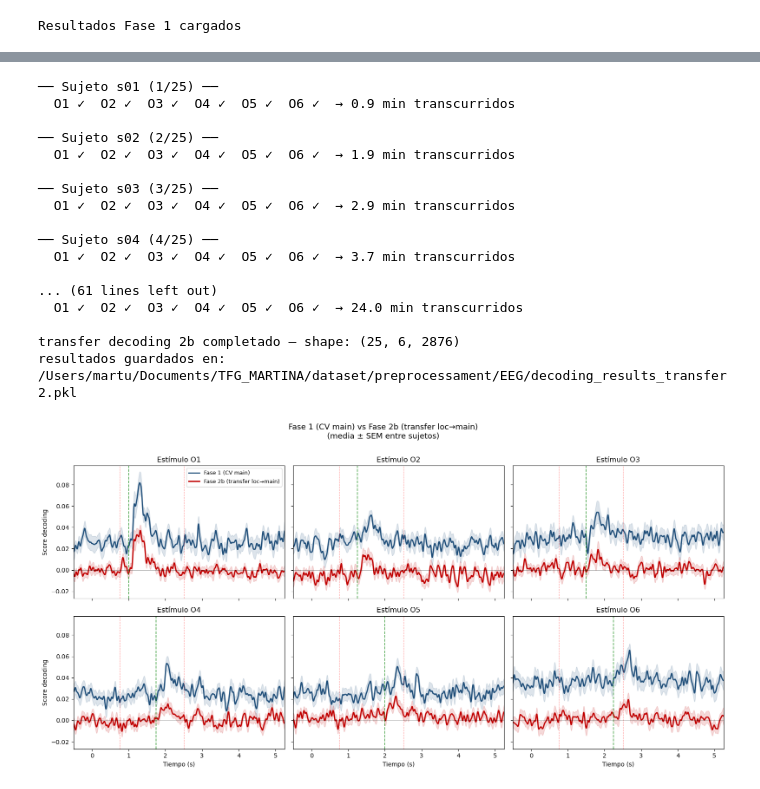
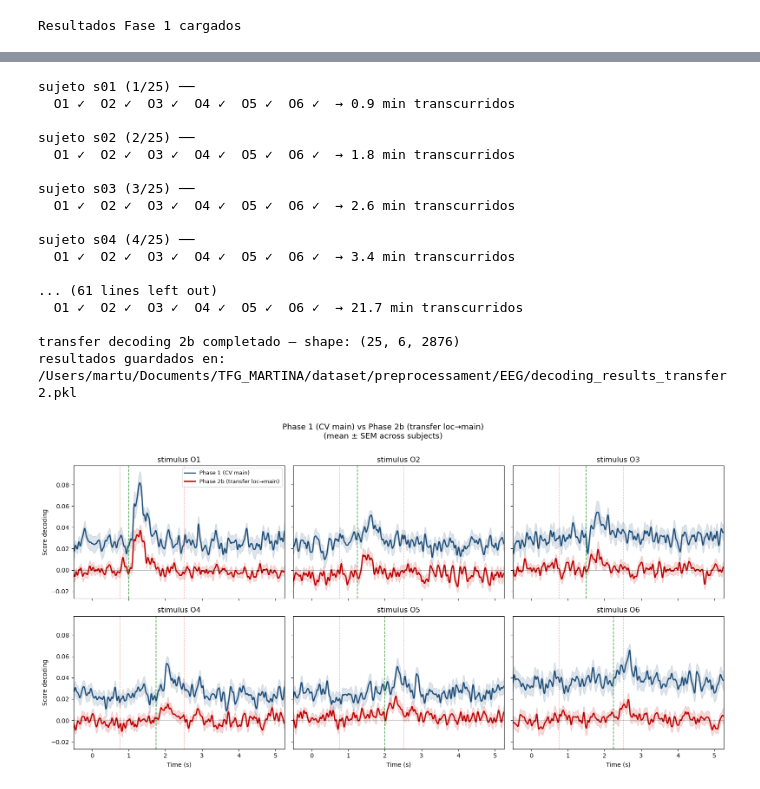
Before and after one commit to martinanapoli/TFG_MARTINA, a Jupyter notebook: EEG_analysis_TFG_MARTINA.ipynb, the cells around one changed output, grey strips where cells are left out. Cells and saved outputs as stored; diff of their text form; code cells hidden in the pictures.

```diff
--- a/EEG_analysis_TFG_MARTINA.ipynb
+++ b/EEG_analysis_TFG_MARTINA.ipynb
@@ -546,17 +672,17 @@ for i_stim in range(n_stim):
     ax.axvline(0.75 + 0.25 * 7, color='red', ls='--', lw=0.8, alpha=0.4)
     ax.axhline(0, color='black', ls='-', lw=0.5, alpha=0.4)
 
-    ax.set_title(f'Estímulo O{i_stim+1}', fontsize=12)
+    ax.set_title(f'stimulus O{i_stim+1}', fontsize=12)
     ax.set_xlim([time[0], time[-1]])
     if i_stim in [0, 3]:
         ax.set_ylabel('Score decoding', fontsize=10)
     if i_stim in [3, 4, 5]:
-        ax.set_xlabel('Tiempo (s)', fontsize=10)
+        ax.set_xlabel('Time (s)', fontsize=10)
     if i_stim == 0:
         ax.legend(fontsize=9)
 
-fig.suptitle('Decoding de orientación por estímulo y nrep\n'
-             '(media ± SEM entre sujetos)', fontsize=13, y=1.01)
+fig.suptitle('Orientation decoding by stimulus and nrep\n'
+             '(mean ± SEM across subjects)', fontsize=13, y=1.01)
 plt.tight_layout()
 plt.show()
 # %% [output]
@@ -702,13 +827,13 @@ for i_stim in range(n_stim):
     # Fase 1 — cros validation dentro de main
     mean1 = np.mean(scorer_main_smooth[:, i_stim, :], axis=0)
     sem1  = np.std(scorer_main_smooth[:, i_stim, :], axis=0) / np.sqrt(nSubj)
-    ax.plot(time, mean1, color='#1f4e79', lw=2, label='Fase 1 (CV main)')
+    ax.plot(time, mean1, color='#1f4e79', lw=2, label='Phase 1 (CV main)')
     ax.fill_between(time, mean1 - sem1, mean1 + sem1, color='#1f4e79', alpha=0.15)
 
     # Fase 2 — transfer loc → main
     mean2 = np.mean(scorer_transfer_smooth[:, i_stim, :], axis=0)
     sem2  = np.std(scorer_transfer_smooth[:, i_stim, :], axis=0) / np.sqrt(nSubj)
-    ax.plot(time, mean2, color='#c00000', lw=2, label='Fase 2 (transfer loc→main)')
+    ax.plot(time, mean2, color='#c00000', lw=2, label='Phase 2 (transfer loc→main)')
     ax.fill_between(time, mean2 - sem2, mean2 + sem2, color='#c00000', alpha=0.15)
 
     t_onset = 0.75 + 0.25 * (i_stim + 1)
@@ -717,17 +842,17 @@ for i_stim in range(n_stim):
     ax.axvline(0.75 + 0.25 * 7, color='red', ls='--', lw=0.8, alpha=0.4)
     ax.axhline(0, color='black', ls='-', lw=0.5, alpha=0.4)
 
-    ax.set_title(f'Estímulo O{i_stim+1}', fontsize=12)
+    ax.set_title(f'stimulus O{i_stim+1}', fontsize=12)
     ax.set_xlim([time[0], time[-1]])
     if i_stim in [0, 3]:
         ax.set_ylabel('Score decoding', fontsize=10)
     if i_stim in [3, 4, 5]:
-        ax.set_xlabel('Tiempo (s)', fontsize=10)
+        ax.set_xlabel('Time (s)', fontsize=10)
     if i_stim == 0:
         ax.legend(fontsize=9)
 
-fig.suptitle('Fase 1 (CV main) vs Fase 2 (transfer loc→main)\n'
-             '(media ± SEM entre sujetos)', fontsize=13, y=1.01)
+fig.suptitle('Phase 1 (CV main) vs Phase 2 (transfer loc→main)\n'
+             '(mean ± SEM across subjects)', fontsize=13, y=1.01)
 plt.tight_layout()
 plt.show()
 # %% [output]
@@ -839,49 +964,49 @@ for i_stim in range(n_stim):
 
     mean1 = np.mean(scorer_main_smooth[:, i_stim, :], axis=0)
     sem1  = np.std(scorer_main_smooth[:, i_stim, :], axis=0) / np.sqrt(nSubj)
-    ax.plot(time, mean1, color='#1f4e79', lw=2, label='Fase 1 (CV main)')
+    ax.plot(time, mean1, color='#1f4e79', lw=2, label='Phase 1 (CV main)')
     ax.fill_between(time, mean1 - sem1, mean1 + sem1, color='#1f4e79', alpha=0.15)
 
     mean2 = np.mean(scorer_transfer2_smooth[:, i_stim, :], axis=0)
     sem2  = np.std(scorer_transfer2_smooth[:, i_stim, :], axis=0) / np.sqrt(nSubj)
-    ax.plot(time, mean2, color='#c00000', lw=2, label='Fase 2b (transfer loc→main)')
+    ax.plot(time, mean2, color='#c00000', lw=2, label='Phase 2b (transfer loc→main)')
     ax.fill_between(time, mean2 - sem2, mean2 + sem2, color='#c00000', alpha=0.15)
 
     t_onset = 0.75 + 0.25 * (i_stim + 1)
     ax.axvline(t_onset, color='green', ls='--', lw=1.2, alpha=0.7)
     ax.axvline(0.75,             color='red', ls='--', lw=0.8, alpha=0.4)
     ax.axvline(0.75 + 0.25 * 7, color='red', ls='--', lw=0.8, alpha=0.4)
     ax.axhline(0, color='black', ls='-', lw=0.5, alpha=0.4)
 
-    ax.set_title(f'Estímulo O{i_stim+1}', fontsize=12)
+    ax.set_title(f'stimulus O{i_stim+1}', fontsize=12)
     ax.set_xlim([time[0], time[-1]])
     if i_stim in [0, 3]:
         ax.set_ylabel('Score decoding', fontsize=10)
     if i_stim in [3, 4, 5]:
-        ax.set_xlabel('Tiempo (s)', fontsize=10)
+        ax.set_xlabel('Time (s)', fontsize=10)
     if i_stim == 0:
         ax.legend(fontsize=9)
 
-fig.suptitle('Fase 1 (CV main) vs Fase 2b (transfer loc→main)\n'
-             '(media ± SEM entre sujetos)', fontsize=13, y=1.01)
+fig.suptitle('Phase 1 (CV main) vs Phase 2b (transfer loc→main)\n'
+             '(mean ± SEM across subjects)', fontsize=13, y=1.01)
 plt.tight_layout()
 plt.show()
 # %% [output]
-── Sujeto s01 (1/25) ──
+sujeto s01 (1/25) ──
   O1 ✓  O2 ✓  O3 ✓  O4 ✓  O5 ✓  O6 ✓  → 0.9 min transcurridos
 
-── Sujeto s02 (2/25) ──
-  O1 ✓  O2 ✓  O3 ✓  O4 ✓  O5 ✓  O6 ✓  → 1.9 min transcurridos
+sujeto s02 (2/25) ──
+  O1 ✓  O2 ✓  O3 ✓  O4 ✓  O5 ✓  O6 ✓  → 1.8 min transcurridos
 
-── Sujeto s03 (3/25) ──
-  O1 ✓  O2 ✓  O3 ✓  O4 ✓  O5 ✓  O6 ✓  → 2.9 min transcurridos
+sujeto s03 (3/25) ──
+  O1 ✓  O2 ✓  O3 ✓  O4 ✓  O5 ✓  O6 ✓  → 2.6 min transcurridos
 
-── Sujeto s04 (4/25) ──
-  O1 ✓  O2 ✓  O3 ✓  O4 ✓  O5 ✓  O6 ✓  → 3.7 min transcurridos
+sujeto s04 (4/25) ──
+  O1 ✓  O2 ✓  O3 ✓  O4 ✓  O5 ✓  O6 ✓  → 3.4 min transcurridos
 
 ... (61 lines left out)
-  O1 ✓  O2 ✓  O3 ✓  O4 ✓  O5 ✓  O6 ✓  → 24.0 min transcurridos
+  O1 ✓  O2 ✓  O3 ✓  O4 ✓  O5 ✓  O6 ✓  → 21.7 min transcurridos
 
 transfer decoding 2b completado — shape: (25, 6, 2876)
 resultados guardados en: /Users/martu/Documents/TFG_MARTINA/dataset/preprocessament/EEG/decoding_results_transfer2.pkl
-[figure, old version]
+[figure, new version]
```
Also changed, not shown: parts of 9 cells of this notebook.
